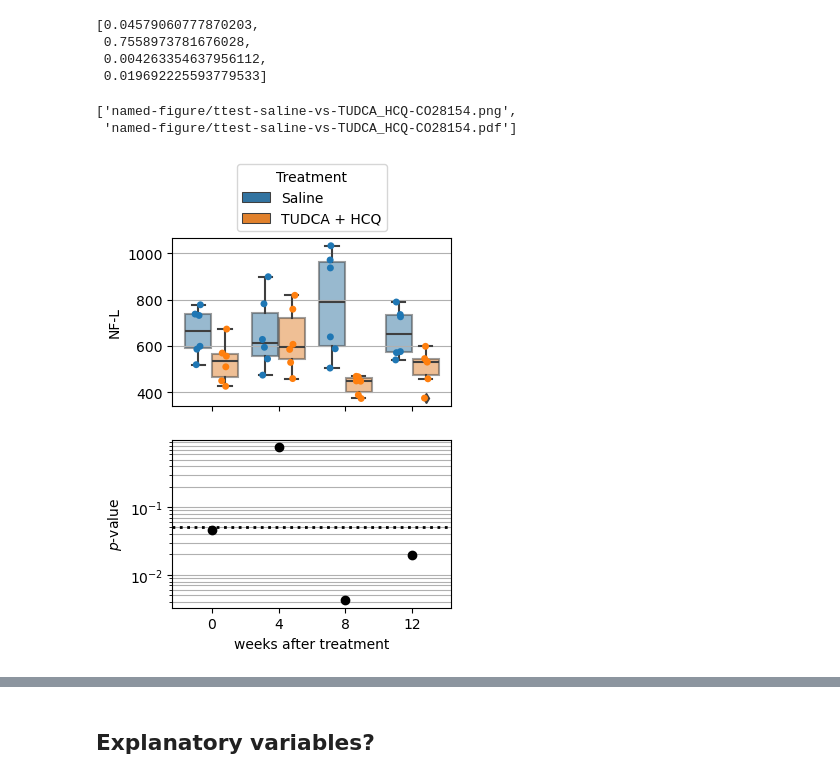
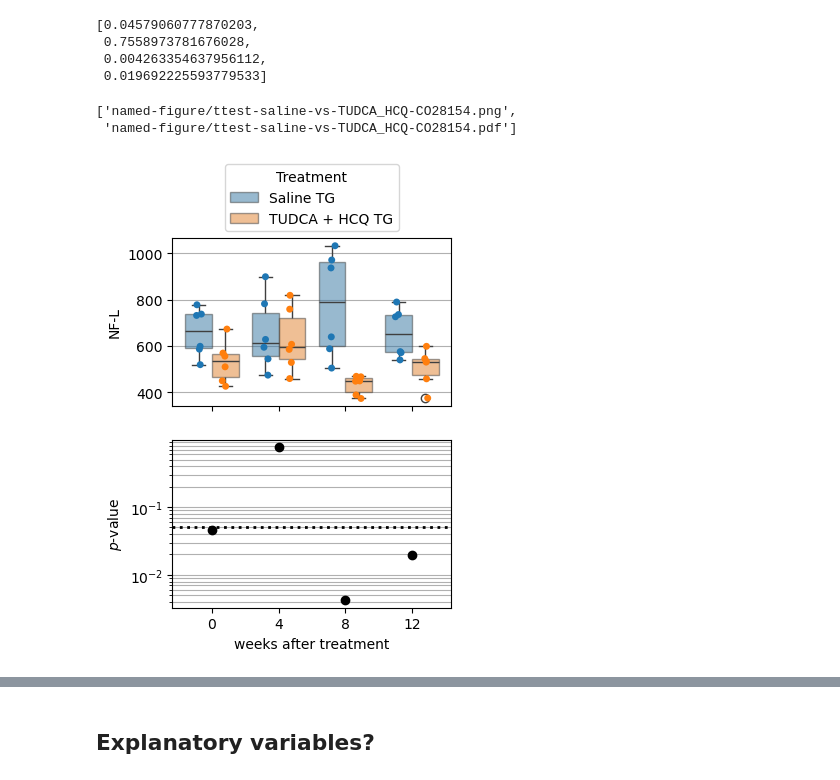
Before and after one commit to attilagk/CTNS-notebook, a Jupyter notebook: 2024-05-20-nfl-modeling/2024-05-20-nfl-modeling.ipynb, the cells around one changed output, grey strips where cells are left out. Drawn from its saved outputs; the diff is of its cells as text; code cells hidden in the pictures.

```diff
--- a/2024-05-20-nfl-modeling/2024-05-20-nfl-modeling.ipynb
+++ b/2024-05-20-nfl-modeling/2024-05-20-nfl-modeling.ipynb
@@ -17,13 +17,13 @@ import nfl
 import attila_utils
 # %%
 treatments_CO28152 = {
-    'A': 'Amiloride',
-    'B': 'HCQ',
-    'C': 'HCQ nano',
-    'D': 'Saline',
-    'E': 'R-HCQ',
-    'F': 'S-HCQ',
-    'G': 'TUDCA',
+    'A': 'Amiloride TG',
+    'B': 'HCQ TG',
+    'C': 'HCQ nano TG',
+    'D': 'Saline TG',
+    'E': 'R-HCQ TG',
+    'F': 'S-HCQ TG',
+    'G': 'TUDCA TG',
     'H': 'Saline WT',
     'I': 'TUDCA WT',
     'J': 'DMSO WT',
@@ -33,7 +33,7 @@ sheet_name = 'NFL in vivo clean'
 study = 'CO28152'
 fpath_subjects = '../../resources/QPS/5xFAD-mouse/CO28152-animal-list.csv'
 dataw_CO28152 = nfl.read_nfl_data(fpath, sheet_name, treatments_CO28152, study, fpath_subjects)
-categories = ['Saline', 'Amiloride', 'HCQ', 'HCQ nano', 'R-HCQ', 'S-HCQ', 'TUDCA', 'Saline WT', 'TUDCA WT', 'DMSO WT']
+categories = ['Saline TG', 'Amiloride TG', 'HCQ TG', 'HCQ nano TG', 'R-HCQ TG', 'S-HCQ TG', 'TUDCA TG', 'Saline WT', 'TUDCA WT', 'DMSO WT']
 dataw_CO28152['Treatment'] = pd.Categorical(dataw_CO28152.Treatment, categories=categories, ordered=True)
 dataw_CO28152
 # %% [output]
@@ -57,25 +57,25 @@ dataw_CO28152
 | 16220 | VI | J | m | wt/wt | 57.0 | 95.0 | 67.0 | 79.0 | DMSO WT | ... |
 # %%
 treatments_CO28154 = {
-    'A': 'Saline',
-    'B': 'Amiloride + HCQ',
-    'C': 'TUDCA + HCQ',
-    'D': 'Arundine low dose',
-    'E': 'Arundine mid dose',
-    'F': 'Arundine high dose',
-    'G': 'Vehicle (Arundine)',
+    'A': 'Saline TG',
+    #'B': 'Amiloride + HCQ TG', # absent from data
+    'C': 'TUDCA + HCQ TG',
+    'D': 'Arundine low dose TG',
+    'E': 'Arundine mid dose TG',
+    'F': 'Arundine high dose TG',
+    'G': 'Vehicle (Arundine) TG',
     'H': 'Arundine high dose WT',
-    'I': 'Amiloride + HCQ WT',
+    #'I': 'Amiloride + HCQ WT', # absent from data
     'J': 'TUDCA + HCQ WT',
     'K': 'Saline WT',
     'L': 'Vehicle (Arundine) WT',
 }
 fpath = '../../resources/QPS/5xFAD-mouse/CO28154-biochemistry-cleaned.xlsx'
-sheet_name = 'NF-L invivo'
+sheet_name = 'NFL in vivo clean'
 study = 'CO28154'
 fpath_subjects = '../../resources/QPS/5xFAD-mouse/CO28154-animal-list.csv'
 dataw_CO28154 = nfl.read_nfl_data(fpath, sheet_name, treatments_CO28154, study, fpath_subjects)
-categories = ['Saline', 'TUDCA + HCQ', 'Vehicle (Arundine)', 'Arundine low dose', 'Arundine mid dose', 'Arundine high dose', 'Saline WT', 'TUDCA + HCQ WT', 'Vehicle (Arundine) WT', 'Arundine high dose WT']
+categories = ['Saline TG', 'TUDCA + HCQ TG', 'Vehicle (Arundine) TG', 'Arundine low dose TG', 'Arundine mid dose TG', 'Arundine high dose TG', 'Saline WT', 'TUDCA + HCQ WT', 'Vehicle (Arundine) WT', 'Arundine high dose WT']
 dataw_CO28154['Treatment'] = pd.Categorical(dataw_CO28154.Treatment, categories=categories, ordered=True)
 dataw_CO28154
 # %% [output]
@@ -167,7 +167,7 @@ attila_utils.savefig(fig, 'lineplot-wt-CO28154')
  0.004263354637956112,
  0.019692225593779533]
 # %%
-def ttest_plot(treatment_a='Saline', treatment_b='TUDCA + HCQ', study_a='CO28154', study_b=None, hue='Condition', return_df=False):
+def ttest_plot(treatment_a='Saline TG', treatment_b='TUDCA + HCQ TG', study_a='CO28154', study_b=None, hue='Condition', return_df=False):
     study_b = study_a if study_b is None else study_b
     study2dataw = {'CO28152': dataw_CO28152, 'CO28154': dataw_CO28154}
     dataw_a, dataw_b = [study2dataw[study].copy() for study in [study_a, study_b]]
@@ -181,33 +181,33 @@ def ttest_plot(treatment_a='Saline', treatment_b='TUDCA + HCQ', study_a='CO28154
     df = df.melt(id_vars=id_vars, value_name='NF-L')
     df['Week'] = df.variable.str.replace('NF-L week ', '').astype('int64')
     if treatment_a != treatment_b:
         df['Treatment'] = pd.Categorical(df.Treatment, categories=[treatment_a, treatment_b], ordered=True)
     df['Condition'] = df.apply(lambda r: r.loc['Treatment'] + ', ' + r.loc['Study'], axis=1)
     df = df.dropna()
     if return_df:
         return(df)
     fig, ax = plt.subplots(2, 1, sharex=True, figsize=(3.6, 4.8))
     sns.boxplot(data=df, x='Week', y='NF-L', hue=hue, ax=ax[0], boxprops={'alpha': 0.5})
     sns.stripplot(data=df, x='Week', y='NF-L', hue=hue, dodge=True, ax=ax[0], legend=False)
     sns.move_legend(ax[0], 'lower center', bbox_to_anchor=(0.5, 1))
     #fig.legend([mpatches.Circle((0, 0), color=c for c in ['C0', 'C1']], [treat
     ax[0].grid(axis='y', which='both')
     ax[0].set_xlabel('')
     weeks = [0, 4, 8, 12]
     pvalues = [nfl.my_ttest(treatment_a, treatment_b, dataw_a, dataw_b, var='NF-L week ' + str(i)).pvalue for i in weeks]
     ax[1].plot(np.arange(len(weeks)), pvalues, marker='o', linewidth=0, color='k')
     ax[1].set_yscale('log')
     ax[1].grid(axis='y', which='both')
     ax[1].axhline(0.05, color='k', linestyle='dotted', linewidth=2)
     ax[1].set_xlabel('weeks after treatment')
     ax[1].set_ylabel(r'$p$-value')
     return((fig, ax, pvalues))
 
-fig, ax, pvalues = ttest_plot('Saline', 'TUDCA + HCQ', 'CO28154', hue='Treatment')
+fig, ax, pvalues = ttest_plot('Saline TG', 'TUDCA + HCQ TG', 'CO28154', hue='Treatment')
 #ax[0].set_title('Study: CO28154')
 attila_utils.savefig(fig, 'ttest-saline-vs-TUDCA_HCQ-CO28154')
 # %% [output]
 ['named-figure/ttest-saline-vs-TUDCA_HCQ-CO28154.png',
  'named-figure/ttest-saline-vs-TUDCA_HCQ-CO28154.pdf']
-[figure, old version]
+[figure, new version]
 # %%
```
Also changed, not shown: parts of 44 cells of this notebook.
